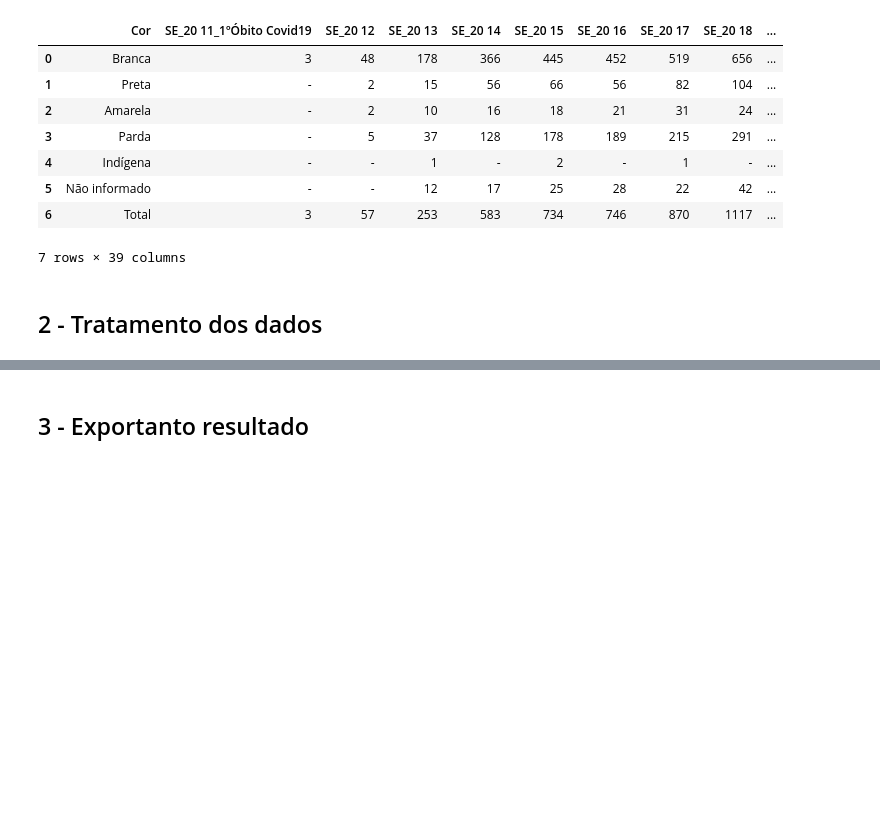
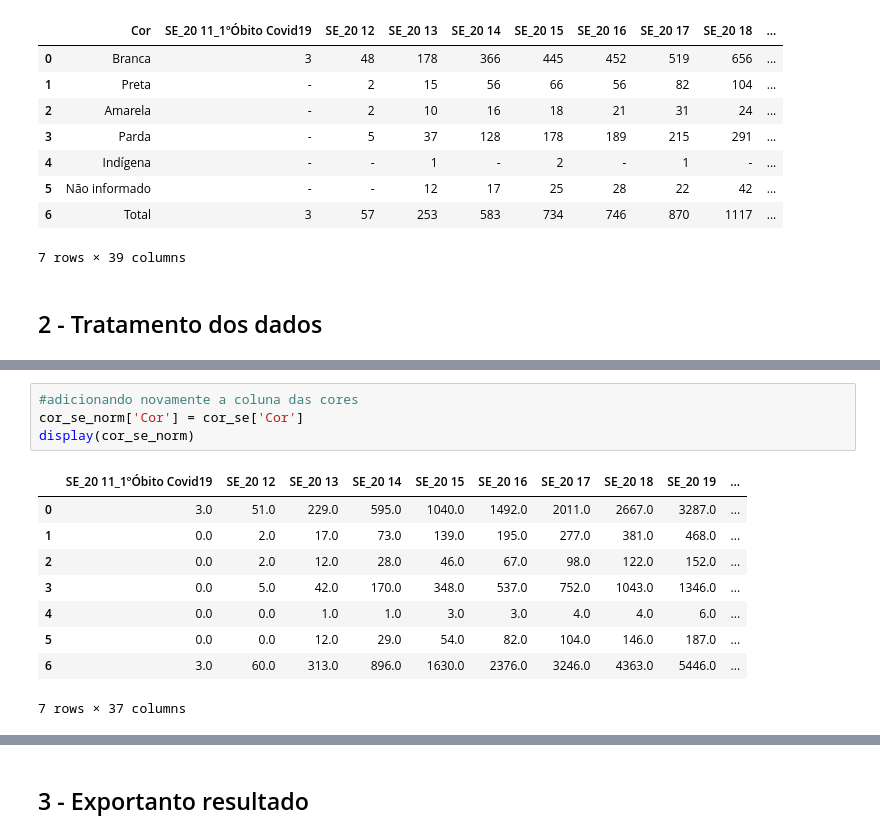
Before and after one commit to fredcobain/tcc_pos_data_pucmg, a Jupyter notebook: dados_antigos/01 - cor-semana.ipynb, the cells around one changed output, grey strips where cells are left out. Cells and saved outputs as stored; diff of their text form; blank space fills up the shorter version.

```diff
--- a/dados_antigos/cor-semana.ipynb
+++ b/dados_antigos/01 - cor-semana.ipynb
@@ -71,0 +81,14 @@ Tabela Final - Raça / Semana Epidemiológica
+# %%
+#adicionando novamente a coluna das cores
+cor_se_norm['Cor'] = cor_se['Cor']
+display(cor_se_norm)
+# %% [output]
+|  | SE_20 11_1ºÓbito Covid19 | SE_20 12 | SE_20 13 | SE_20 14 | SE_20 15 | SE_20 16 | SE_20 17 | SE_20 18 | SE_20 19 | ... |
+| 0 | 3.0 | 51.0 | 229.0 | 595.0 | 1040.0 | 1492.0 | 2011.0 | 2667.0 | 3287.0 | ... |
+| 1 | 0.0 | 2.0 | 17.0 | 73.0 | 139.0 | 195.0 | 277.0 | 381.0 | 468.0 | ... |
+| 2 | 0.0 | 2.0 | 12.0 | 28.0 | 46.0 | 67.0 | 98.0 | 122.0 | 152.0 | ... |
+| 3 | 0.0 | 5.0 | 42.0 | 170.0 | 348.0 | 537.0 | 752.0 | 1043.0 | 1346.0 | ... |
+| 4 | 0.0 | 0.0 | 1.0 | 1.0 | 3.0 | 3.0 | 4.0 | 4.0 | 6.0 | ... |
+| 5 | 0.0 | 0.0 | 12.0 | 29.0 | 54.0 | 82.0 | 104.0 | 146.0 | 187.0 | ... |
+| 6 | 3.0 | 60.0 | 313.0 | 896.0 | 1630.0 | 2376.0 | 3246.0 | 4363.0 | 5446.0 | ... |
+7 rows × 37 columns
```
Also changed, not shown: parts of 7 cells of this notebook, 4 other files.
